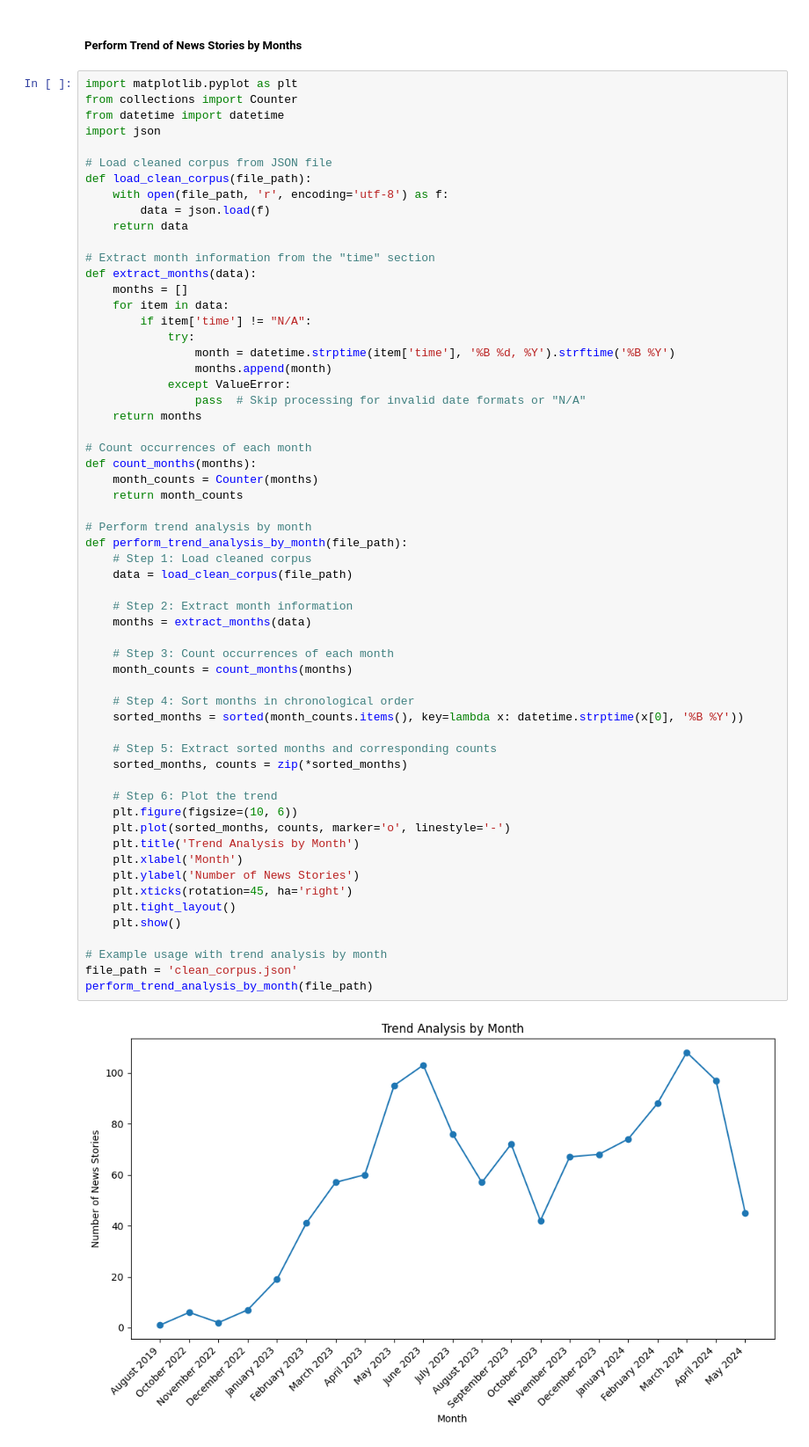
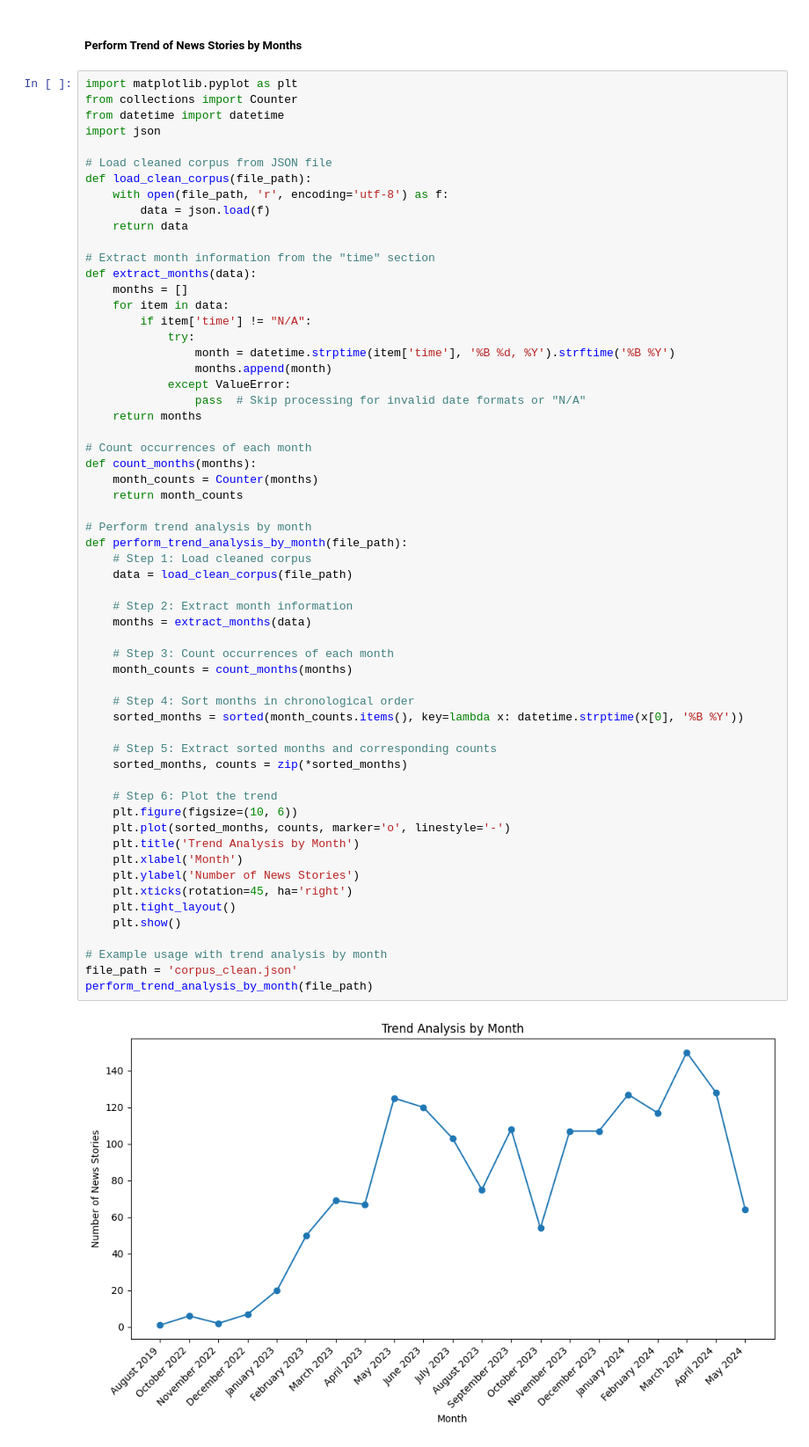
Before and after one commit to QuangAPL/PhD_Dissertation, a Jupyter notebook: S1_Corpus_Statistics.ipynb, the cells around one changed output. Shown at 88% size. Saved outputs shown, nothing was run; the diff lists cells and outputs as text.

```diff
--- a/S1_Corpus_Statistics.ipynb
+++ b/S1_Corpus_Statistics.ipynb
@@ -32,35 +32,35 @@ def count_months(months):
 # Perform trend analysis by month
 def perform_trend_analysis_by_month(file_path):
     # Step 1: Load cleaned corpus
     data = load_clean_corpus(file_path)
 
     # Step 2: Extract month information
     months = extract_months(data)
 
     # Step 3: Count occurrences of each month
     month_counts = count_months(months)
 
     # Step 4: Sort months in chronological order
     sorted_months = sorted(month_counts.items(), key=lambda x: datetime.strptime(x[0], '%B %Y'))
 
     # Step 5: Extract sorted months and corresponding counts
     sorted_months, counts = zip(*sorted_months)
 
     # Step 6: Plot the trend
     plt.figure(figsize=(10, 6))
     plt.plot(sorted_months, counts, marker='o', linestyle='-')
     plt.title('Trend Analysis by Month')
     plt.xlabel('Month')
     plt.ylabel('Number of News Stories')
     plt.xticks(rotation=45, ha='right')
     plt.tight_layout()
     plt.show()
 
 # Example usage with trend analysis by month
-file_path = 'clean_corpus.json'
+file_path = 'corpus_clean.json'
 perform_trend_analysis_by_month(file_path)
 # %% [output]
-[figure, old version]
+[figure, new version]
 # %%
 def perform_trend_analysis_by_words(words, file_path):
     # Load cleaned corpus
```
Also changed, not shown: parts of 2 cells of this notebook, 22 other files.
